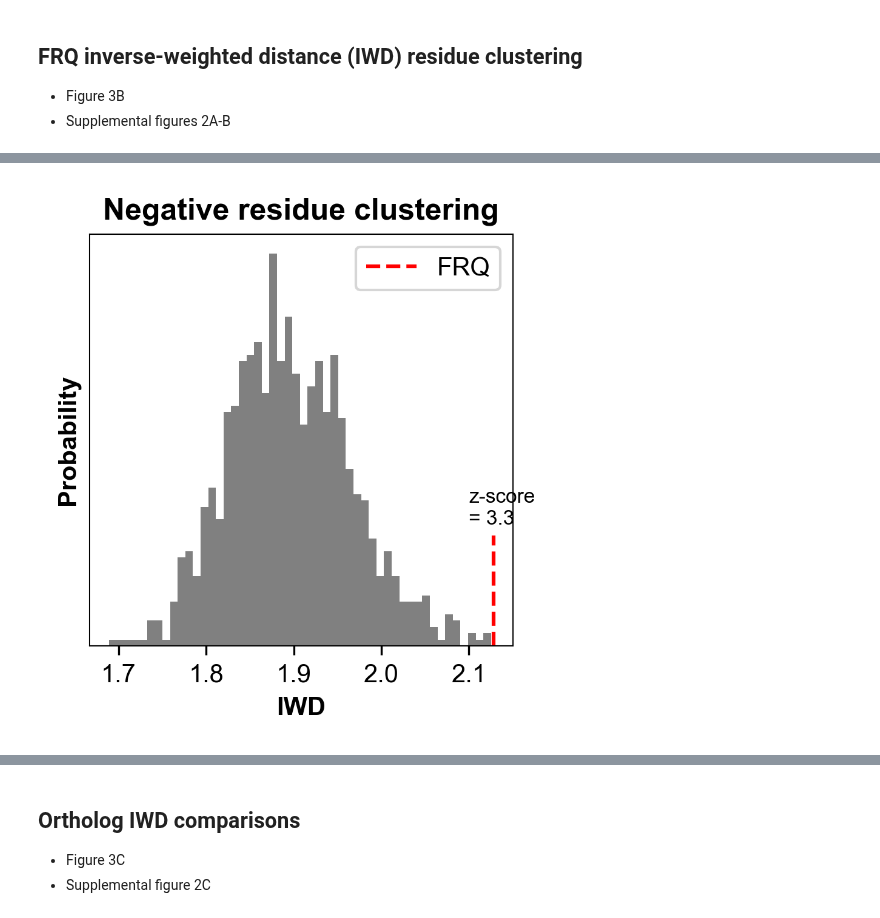
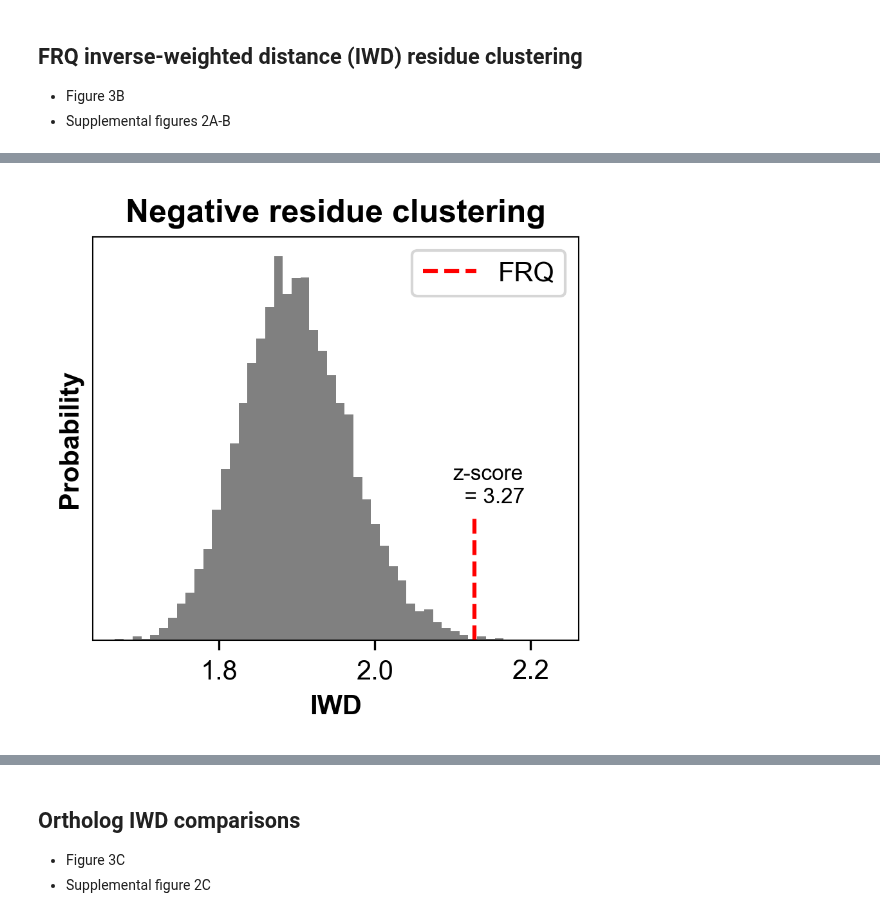
Before and after one commit to holehouse-lab/supportingdata, a Jupyter notebook: 2022/jankowski_2022/jankowski_et_al_computational_analyses_and_figures.ipynb, the cells around one changed output, grey strips where cells are left out. Saved outputs shown, nothing was run; the diff lists cells and outputs as text; code cells hidden in the pictures.

```diff
--- a/2022/jankowski_2022/jankowski_et_al_computational_analyses_and_figures.ipynb
+++ b/2022/jankowski_2022/jankowski_et_al_computational_analyses_and_figures.ipynb
@@ -510,22 +509,23 @@ plt.show()
 # %%
 # Negative residue IWD clustering
-# Again, manuscript used N=10000, but for efficient demonstration using reduced N here
-FRQ_ncluster, nc_zscore, nc_dist = calc_dist_and_zscore(FRQ, iwd_negatives, N=1000)
+# Again, manuscript used N=10000, but for more efficient demonstration use reduced N here
+FRQ_ncluster, nc_zscore, nc_dist = calc_dist_and_zscore(FRQ, iwd_negatives, N=10000)
 # %%
 # Supplemental figure 2A
 plt.figure(figsize=(3,3), dpi=300)
 plt.hist(nc_dist, bins=50, density=True, color='gray')
 plt.vlines(FRQ_ncluster, 0, 2, colors='r', linestyles='dashed', label='FRQ')
 plt.xlabel('IWD', fontweight='bold')
 plt.yticks([])
 plt.ylabel('Probability', fontweight='bold')
 plt.title('Negative residue clustering', fontweight='bold')
-plt.text(2.1, 2.2, f'z-score\n= {round(nc_zscore, 2)}', fontsize=8)
+plt.text(2.1, 2.2, f'z-score\n  = {round(nc_zscore, 2)}', fontsize=8)
 plt.legend()
 
-# plt.savefig('FigS2A')
+plt.tight_layout()
+plt.savefig('figures/FigS2A.png')
 plt.show()
 # %% [output]
-[figure, old version]
+[figure, new version]
 # %%
 # Aromatic residue IWD clustering
```
Also changed, not shown: parts of 18 cells of this notebook, 15 other files.
